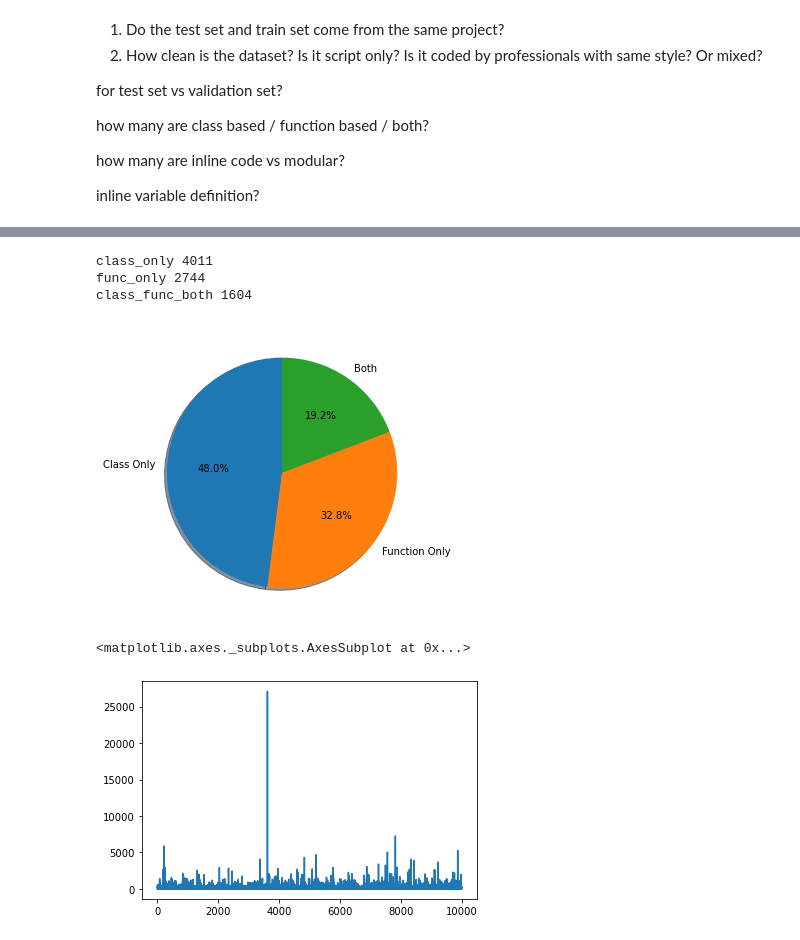
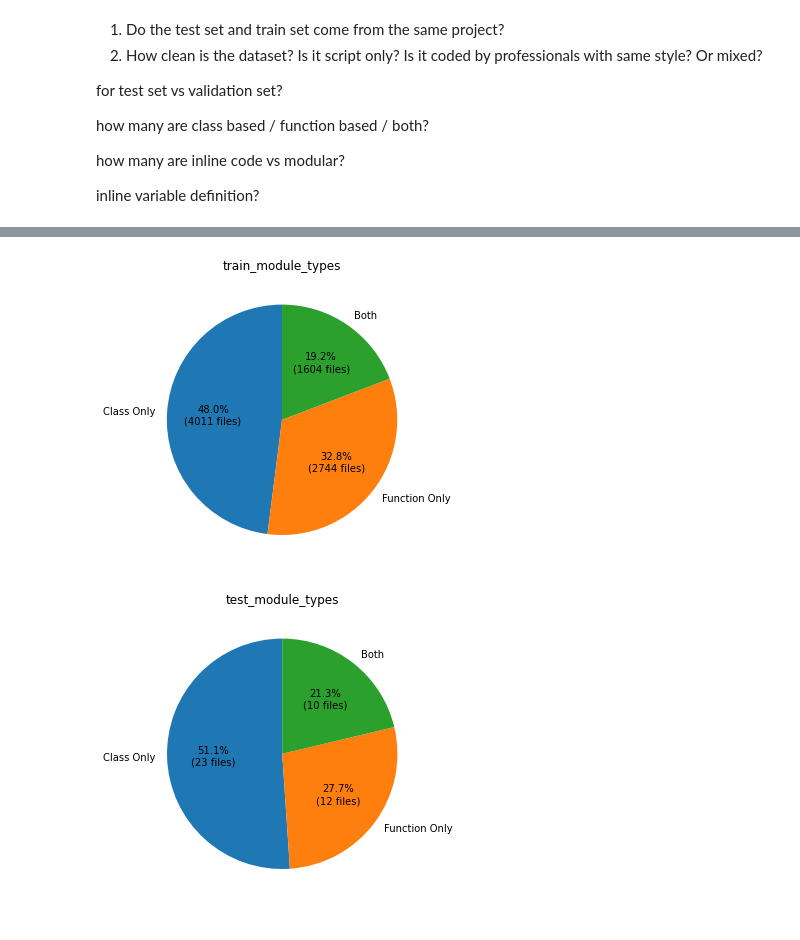
Before and after one commit to UoA-CS760/autocomplete-predictor, a Jupyter notebook: data/train_file_analysis.ipynb, the cells around one changed output, grey strips where cells are left out. Drawn from its saved outputs; the diff is of its cells as text; code cells hidden in the pictures.

Commit message:
test_file analysis

```diff
--- a/data/train_file_analysis.ipynb
+++ b/data/train_file_analysis.ipynb
@@ -91,28 +131,28 @@ df[['root_function_count', 'root_class_count']].plot()
 # %%
-class_only = df[(df['root_class_count'] > 0) & (df['root_function_count'] == 0)]
-func_only = df[(df['root_class_count'] == 0) & (df['root_function_count'] > 0)]
-class_func_both = df[(df['root_class_count'] > 0) & (df['root_function_count'] > 0)]
 
-print('class_only', len(class_only))
-print('func_only', len(func_only))
-print('class_func_both', len(class_func_both))
 
-class_func_both_data = [len(class_only), len(func_only), len(class_func_both)]
-class_func_both_data_labels = ['Class Only', 'Function Only', 'Both']
+def module_pie(df, title):
+    class_only = df[(df['root_class_count'] > 0) & (df['root_function_count'] == 0)]
+    func_only = df[(df['root_class_count'] == 0) & (df['root_function_count'] > 0)]
+    class_func_both = df[(df['root_class_count'] > 0) & (df['root_function_count'] > 0)]
 
-fig = plt.figure()
+    class_func_both_data = [len(class_only), len(func_only), len(class_func_both)]
+    class_func_both_data_labels = ['Class Only', 'Function Only', 'Both']
 
-ax = fig.add_axes([0,0,1,1])
-ax.pie(class_func_both_data,labels=class_func_both_data_labels, autopct='%1.1f%%',
-        shadow=True, startangle=90)
-fig.savefig('pie.png')
+    def fmt_label(pct, allvals):
+        absolute = int(pct/100.*np.sum(allvals))
+        return "{:.1f}%\n({:d} files)".format(pct, absolute)
+
+    fig = plt.figure()
+
+    ax = fig.add_axes([0,0,1,1])
+    ax.set_title(title)
+    ax.pie(class_func_both_data,labels=class_func_both_data_labels,
+            shadow=False, startangle=90, autopct=lambda pct: fmt_label(pct, class_func_both_data))
+    fig.savefig(f'{title}.png', figsize=(4, 4), dpi=200)
+
+module_pie(df_train, 'train_module_types')
+module_pie(df_test, 'test_module_types')
 # %% [output]
-class_only 4011
-func_only 2744
-class_func_both 1604
-[figure, old version]
+[figure, new version]
+[figure, added]
-# %%
-df['non_empty_line_count'].plot()
-# %% [output]
-<matplotlib.axes._subplots.AxesSubplot at 0x...>
-[figure, removed]
```
Also changed, not shown: parts of 13 cells of this notebook, 8 other files.
